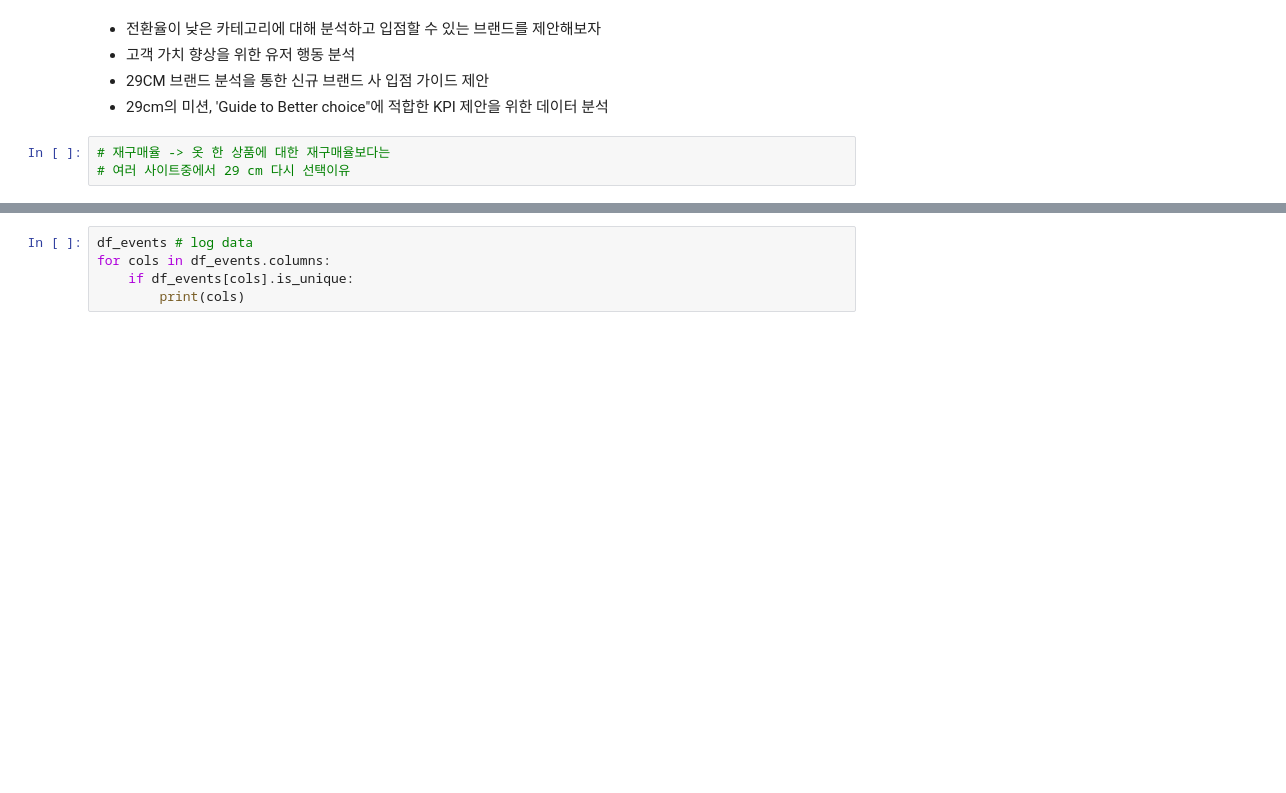
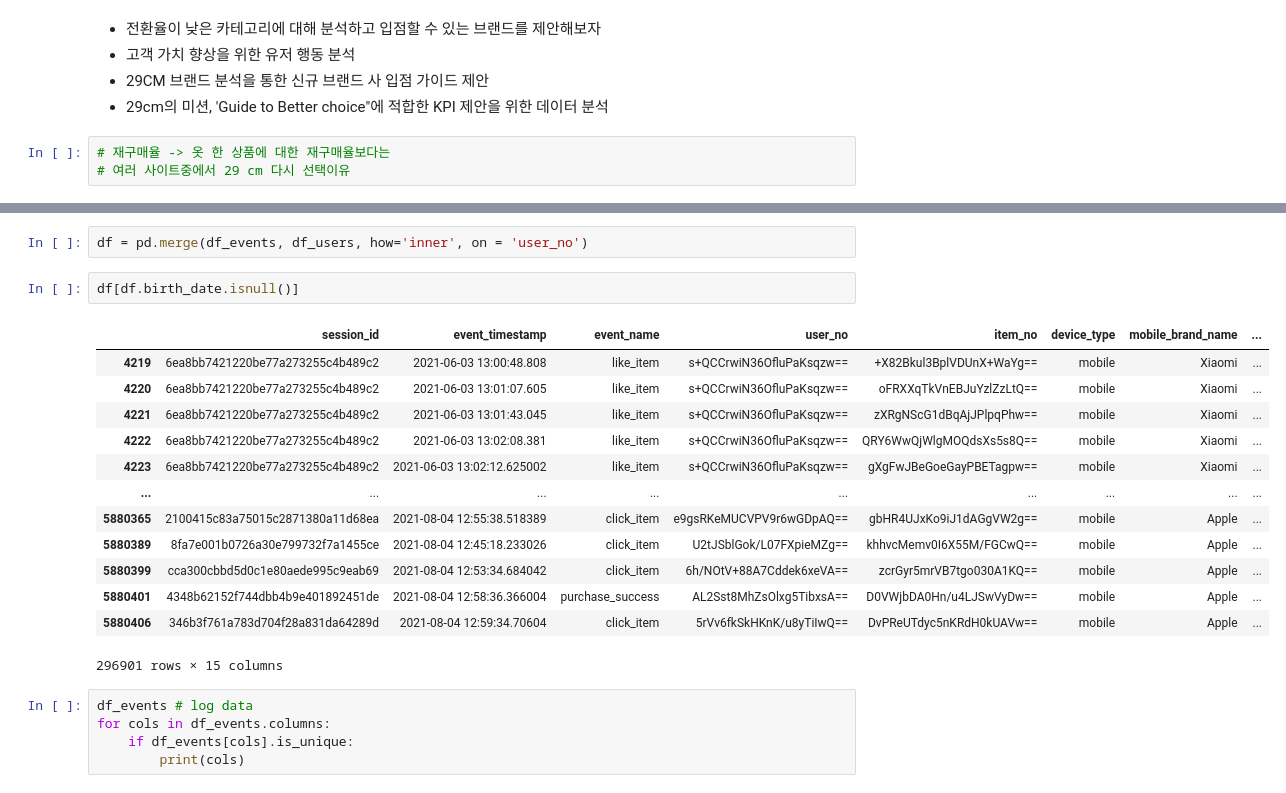
Before and after one commit to whatsasolo/eCommerce_PTJ, a Jupyter notebook: main.ipynb, the cells around one changed output, grey strips where cells are left out. Cells and saved outputs as stored; diff of their text form; blank space fills up the shorter version.

```diff
--- a/main.ipynb
+++ b/main.ipynb
@@ -41,3 +73,21 @@ FK 두 개.
+# %%
+df = pd.merge(df_events, df_users, how='inner', on = 'user_no')
+# %%
+df[df.birth_date.isnull()]
+# %% [output]
+|  | session_id | event_timestamp | event_name | user_no | item_no | device_type | mobile_brand_name | ... |
+| 4219 | 6ea8bb7421220be77a273255c4b489c2 | 2021-06-03 13:00:48.808 | like_item | s+QCCrwiN36OfluPaKsqzw== | +X82Bkul3BplVDUnX+WaYg== | mobile | Xiaomi | ... |
+| 4220 | 6ea8bb7421220be77a273255c4b489c2 | 2021-06-03 13:01:07.605 | like_item | s+QCCrwiN36OfluPaKsqzw== | oFRXXqTkVnEBJuYzlZzLtQ== | mobile | Xiaomi | ... |
+| 4221 | 6ea8bb7421220be77a273255c4b489c2 | 2021-06-03 13:01:43.045 | like_item | s+QCCrwiN36OfluPaKsqzw== | zXRgNScG1dBqAjJPlpqPhw== | mobile | Xiaomi | ... |
+| 4222 | 6ea8bb7421220be77a273255c4b489c2 | 2021-06-03 13:02:08.381 | like_item | s+QCCrwiN36OfluPaKsqzw== | QRY6WwQjWlgMOQdsXs5s8Q== | mobile | Xiaomi | ... |
+| 4223 | 6ea8bb7421220be77a273255c4b489c2 | 2021-06-03 13:02:12.625002 | like_item | s+QCCrwiN36OfluPaKsqzw== | gXgFwJBeGoeGayPBETagpw== | mobile | Xiaomi | ... |
+| ... | ... | ... | ... | ... | ... | ... | ... | ... |
+| 5880365 | 2100415c83a75015c2871380a11d68ea | 2021-08-04 12:55:38.518389 | click_item | e9gsRKeMUCVPV9r6wGDpAQ== | gbHR4UJxKo9iJ1dAGgVW2g== | mobile | Apple | ... |
+| 5880389 | 8fa7e001b0726a30e799732f7a1455ce | 2021-08-04 12:45:18.233026 | click_item | U2tJSblGok/L07FXpieMZg== | khhvcMemv0I6X55M/FGCwQ== | mobile | Apple | ... |
+| 5880399 | cca300cbbd5d0c1e80aede995c9eab69 | 2021-08-04 12:53:34.684042 | click_item | 6h/NOtV+88A7Cddek6xeVA== | zcrGyr5mrVB7tgo030A1KQ== | mobile | Apple | ... |
+| 5880401 | 4348b62152f744dbb4b9e401892451de | 2021-08-04 12:58:36.366004 | purchase_success | AL2Sst8MhZsOlxg5TibxsA== | D0VWjbDA0Hn/u4LJSwVyDw== | mobile | Apple | ... |
+| 5880406 | 346b3f761a783d704f28a831da64289d | 2021-08-04 12:59:34.70604 | click_item | 5rVv6fkSkHKnK/u8yTiIwQ== | DvPReUTdyc5nKRdH0kUAVw== | mobile | Apple | ... |
+296901 rows × 15 columns
 # %%
 df_events # log data
 for cols in df_events.columns:
```
Also changed, not shown: parts of 2 cells of this notebook.
